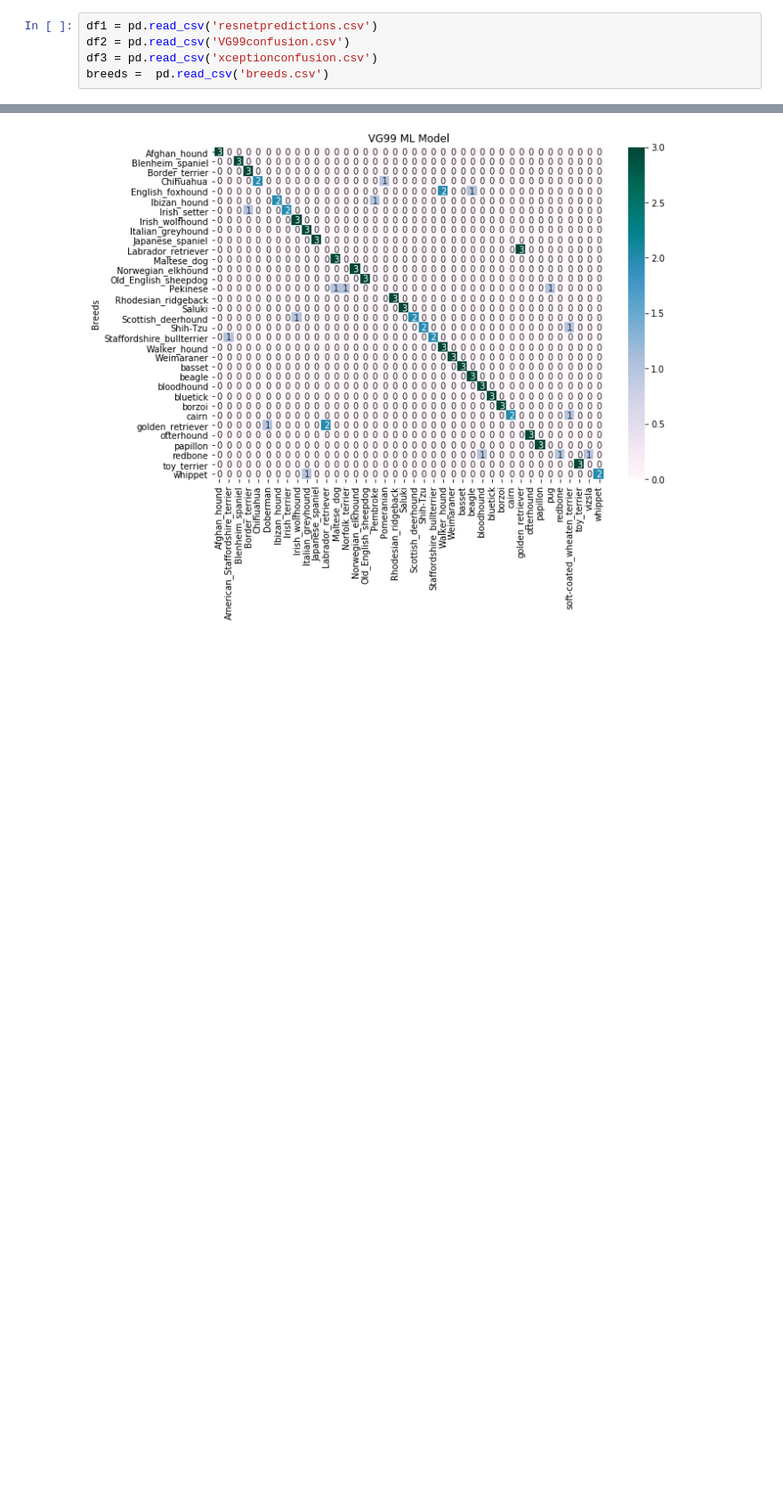
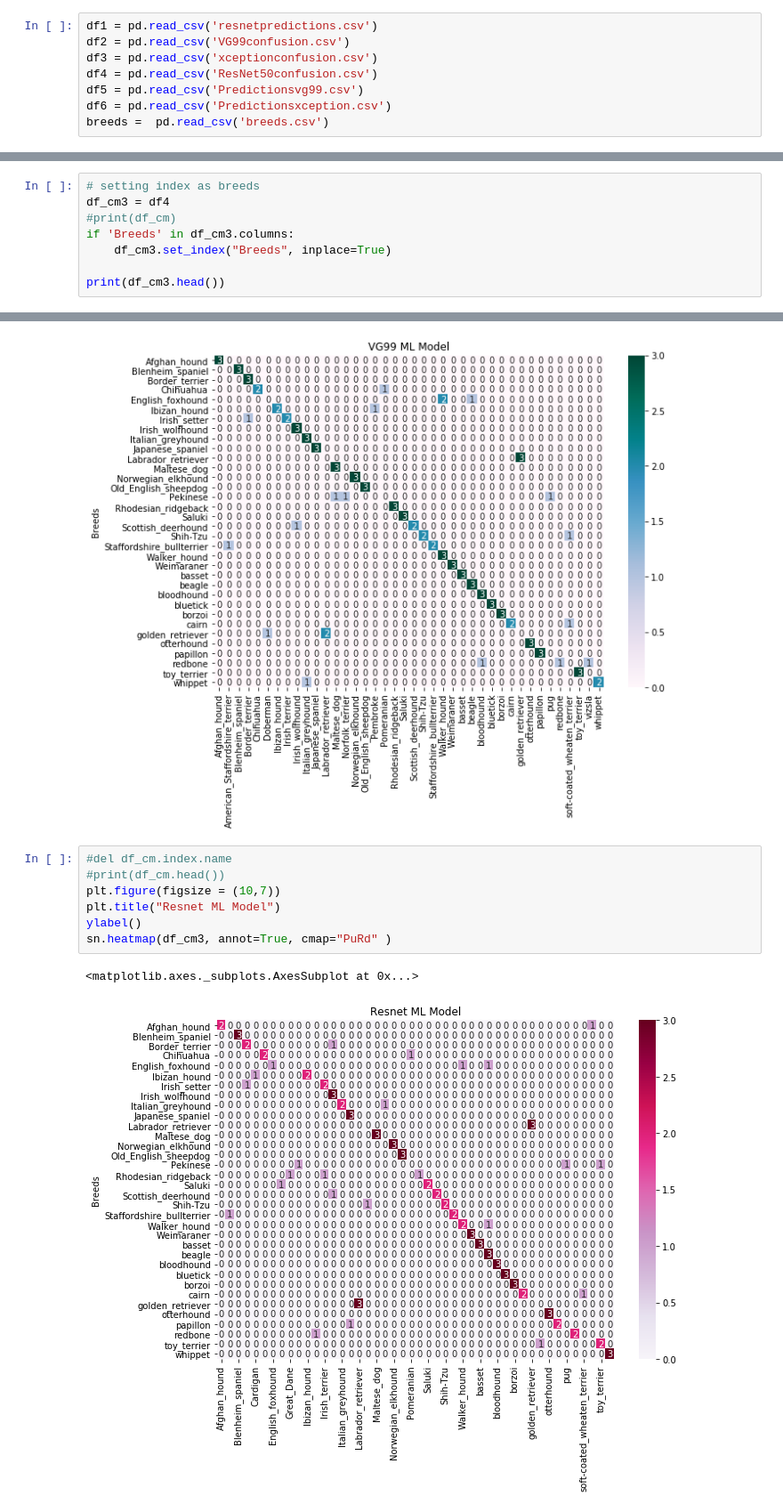
Before and after one commit to wuhua123/MachineLearning_Project, a Jupyter notebook: Final Project.ipynb, the cells around one changed output, grey strips where cells are left out. Shown at 89% size. Cells and saved outputs as stored; diff of their text form; blank space fills up the shorter version.

```diff
--- a/Final Project.ipynb
+++ b/Final Project.ipynb
@@ -7,6 +7,9 @@ import numpy as np
 df1 = pd.read_csv('resnetpredictions.csv')
 df2 = pd.read_csv('VG99confusion.csv')
 df3 = pd.read_csv('xceptionconfusion.csv')
+df4 = pd.read_csv('ResNet50confusion.csv')
+df5 = pd.read_csv('Predictionsvg99.csv')
+df6 = pd.read_csv('Predictionsxception.csv')
 breeds =  pd.read_csv('breeds.csv')
 # %%
 breeds.head()
@@ -109,3 +164,11 @@ Chihuahua                  0         0        0            0        0
 English_foxhound           0         0        0            0        0
 
 [5 rows x 37 columns]
+# %%
+# setting index as breeds
+df_cm3 = df4
+#print(df_cm)
+if 'Breeds' in df_cm3.columns:
+    df_cm3.set_index("Breeds", inplace=True)
+
+print(df_cm3.head())
@@ -127,4 +208,14 @@ sn.heatmap(df_cm, annot=True, cmap="PuBuGn" )
 # %% [output]
 <matplotlib.axes._subplots.AxesSubplot at 0x...>
 [figure]
+# %%
+#del df_cm.index.name
+#print(df_cm.head())
+plt.figure(figsize = (10,7))
+plt.title("Resnet ML Model")
+ylabel()
+sn.heatmap(df_cm3, annot=True, cmap="PuRd" )
+# %% [output]
+<matplotlib.axes._subplots.AxesSubplot at 0x...>
+[figure, added]
 # %%
```
Also changed, not shown: parts of 29 cells of this notebook, 3 other files.
